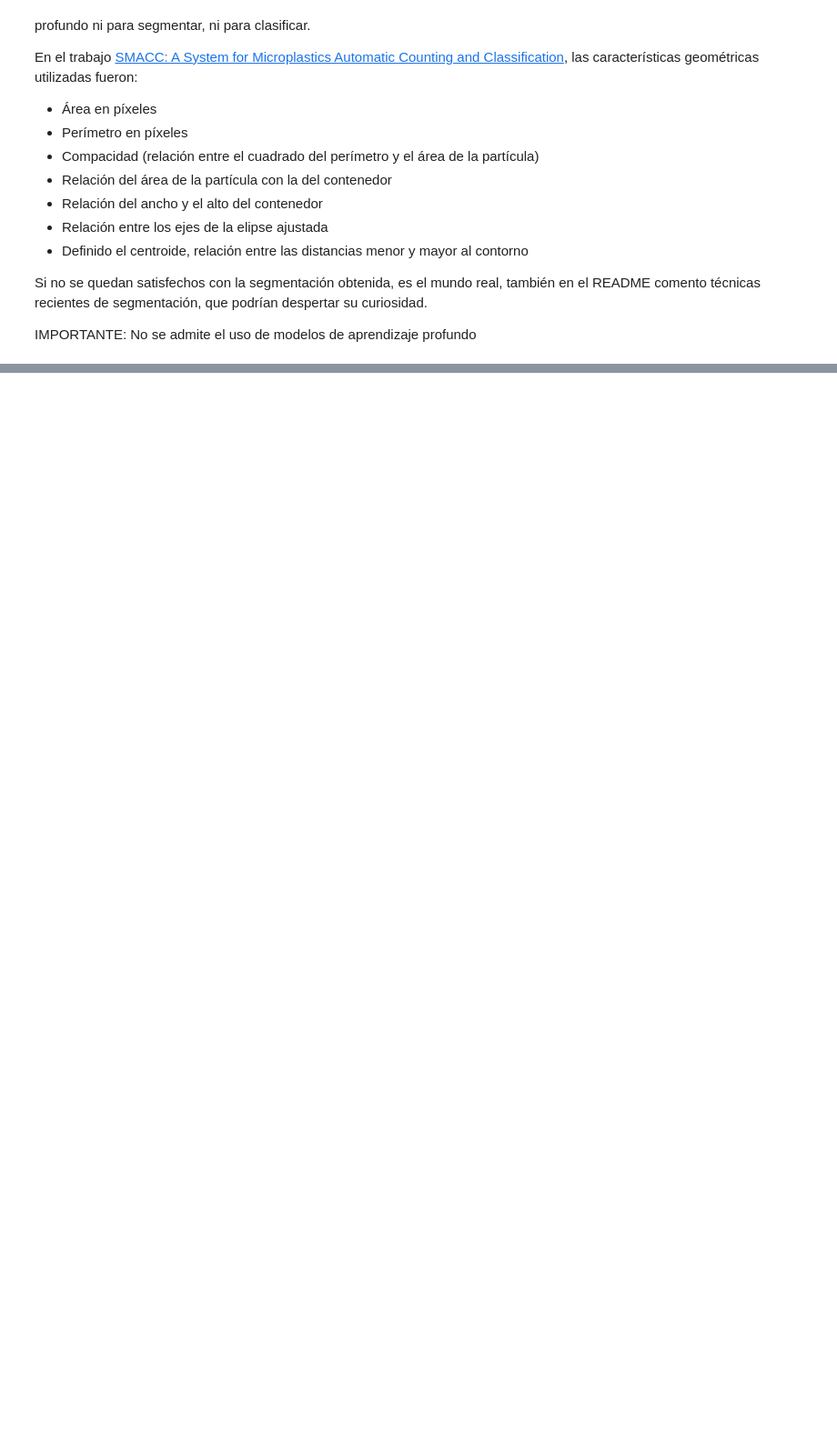
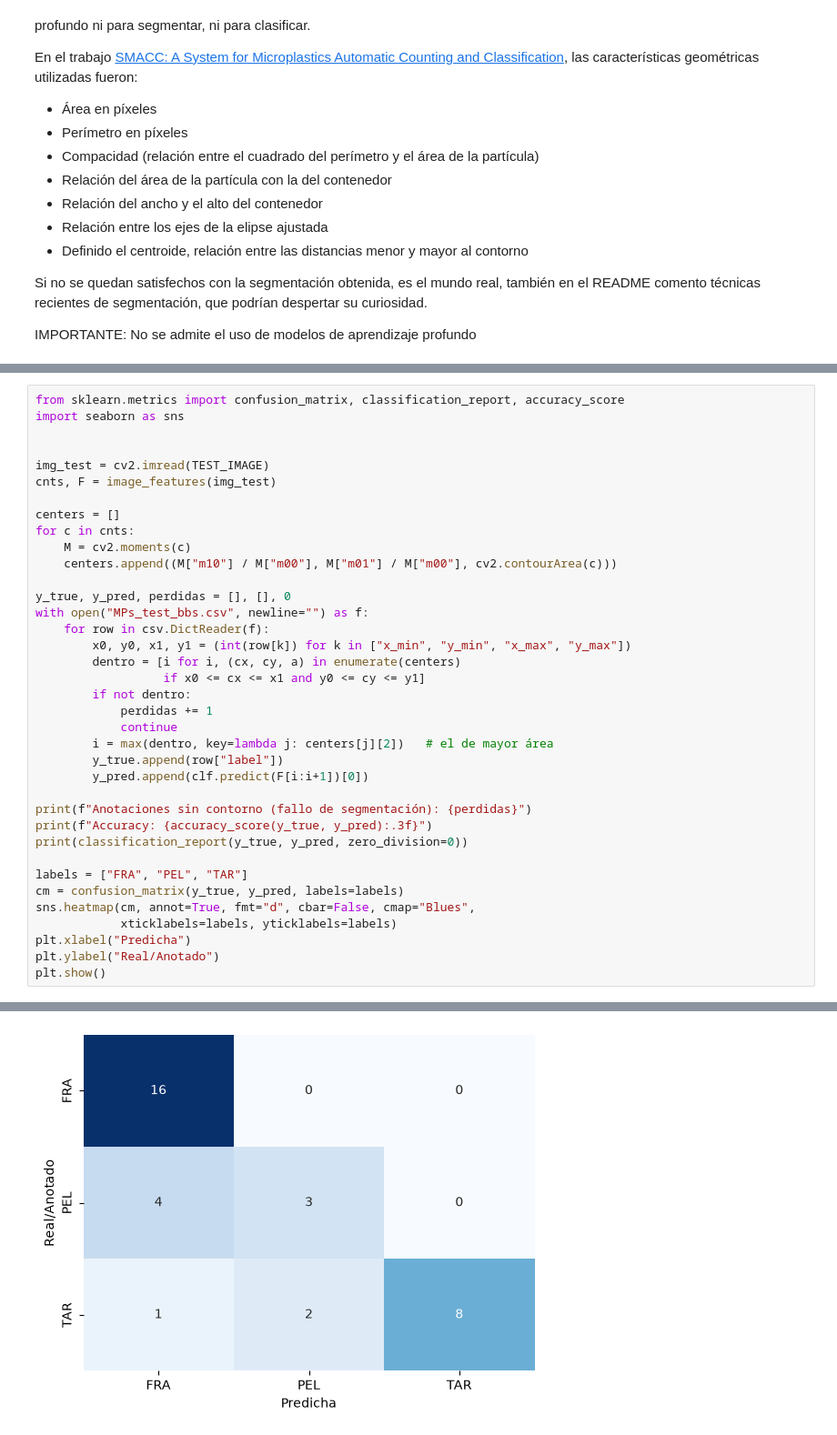
Before and after one commit to jesus-tdd/vc_P3, a Jupyter notebook: VC_P3.ipynb, the cells around one changed output, grey strips where cells are left out. Shown at 91% size. Saved outputs shown, nothing was run; the diff lists cells and outputs as text; blank space fills up the shorter version.

```diff
--- a/VC_P3.ipynb
+++ b/VC_P3.ipynb
@@ -599,0 +317,38 @@ IMPORTANTE: No se admite el uso de modelos de aprendizaje profundo
+# %%
+from sklearn.metrics import confusion_matrix, classification_report, accuracy_score
+import seaborn as sns
+
+
+img_test = cv2.imread(TEST_IMAGE)
+cnts, F = image_features(img_test)
+
+centers = []
+for c in cnts:
+    M = cv2.moments(c)
+    centers.append((M["m10"] / M["m00"], M["m01"] / M["m00"], cv2.contourArea(c)))
+
+y_true, y_pred, perdidas = [], [], 0
+with open("MPs_test_bbs.csv", newline="") as f:
+    for row in csv.DictReader(f):
+        x0, y0, x1, y1 = (int(row[k]) for k in ["x_min", "y_min", "x_max", "y_max"])
+        dentro = [i for i, (cx, cy, a) in enumerate(centers)
+                  if x0 <= cx <= x1 and y0 <= cy <= y1]
+        if not dentro:
+            perdidas += 1
+            continue
+        i = max(dentro, key=lambda j: centers[j][2])   # el de mayor área
+        y_true.append(row["label"])
+        y_pred.append(clf.predict(F[i:i+1])[0])
+
+print(f"Anotaciones sin contorno (fallo de segmentación): {perdidas}")
+print(f"Accuracy: {accuracy_score(y_true, y_pred):.3f}")
+print(classification_report(y_true, y_pred, zero_division=0))
+
+labels = ["FRA", "PEL", "TAR"]
+cm = confusion_matrix(y_true, y_pred, labels=labels)
+sns.heatmap(cm, annot=True, fmt="d", cbar=False, cmap="Blues",
+            xticklabels=labels, yticklabels=labels)
+plt.xlabel("Predicha")
+plt.ylabel("Real/Anotado")
+plt.show()
+# %% [output]
@@ -599,0 +366 @@ IMPORTANTE: No se admite el uso de modelos de aprendizaje profundo
+[figure, added]
```
Also changed, not shown: parts of 25 cells of this notebook.
